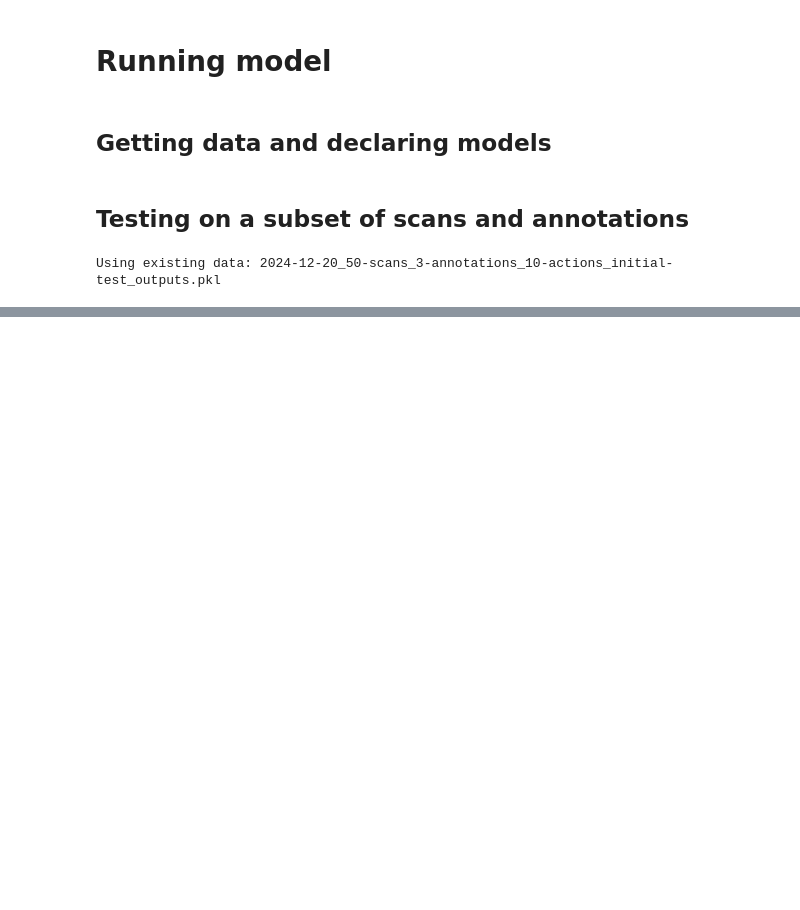
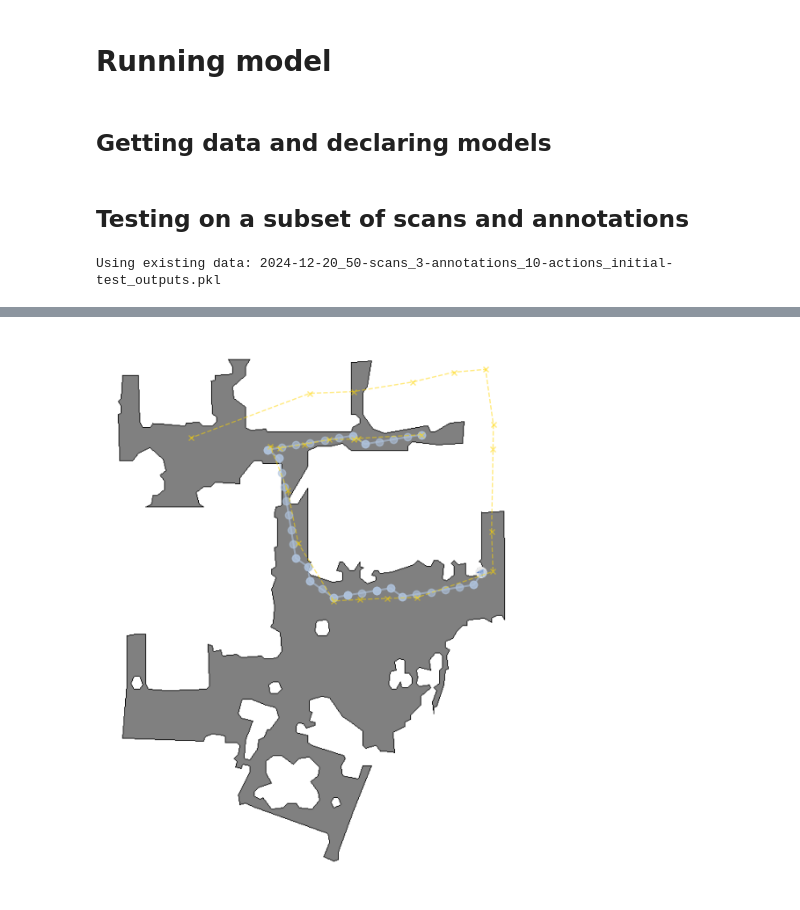
Before and after one commit to wsychiu/OCOM5300M_ResearchProject, a Jupyter notebook: data_exploration/exploring_scenes.ipynb, the cells around one changed output, grey strips where cells are left out. Cells and saved outputs as stored; diff of their text form; code cells hidden in the pictures; blank space fills up the shorter version.

```diff
--- a/data_exploration/exploring_scenes.ipynb
+++ b/data_exploration/exploring_scenes.ipynb
@@ -1465,21 +1486,15 @@ llm_client = OpenAI()
 llm_model = "gpt-4o"  # Use gpt-4o-mini as default
 """
 
-scan_id = 'ULsKaCPVFJR'
-instruction_id = 564
-pose_trace = get_pose_trace(pose_dir_path, instruction_id)
-unique_position_list, unique_rotation_list = get_unique_poses(pose_trace)
+#scan_id = 'ULsKaCPVFJR'
+#instruction_id = 564
+#pose_trace = get_pose_trace(pose_dir_path, instruction_id)
+#unique_position_list, unique_rotation_list = get_unique_poses(pose_trace)
 
-topdown_map = outputs[scan_id][instruction_id]['topdown_map']
-nav_points = outputs[scan_id][instruction_id]['map_nav_points']
-gold_path = outputs[scan_id][instruction_id]['map_gold_path']
-positions = outputs[scan_id][instruction_id]['visited_points']
-
-update_scene_path(scan_id)
-cfg = make_cfg(sim_settings)
-sim = habitat_sim.Simulator(cfg)
-agent = sim.get_agent(0)
-agent_state = habitat_sim.AgentState(0)
+#topdown_map = outputs[scan_id][instruction_id]['topdown_map']
+#nav_points = outputs[scan_id][instruction_id]['map_nav_points']
+#gold_path = outputs[scan_id][instruction_id]['map_gold_path']
+#positions = outputs[scan_id][instruction_id]['visited_points']
 
 #output = generate_outputs_qwen2(model, processor, messages)
 #output = generate_outputs_openai(llm_client, messages)
@@ -1581,0 +1517,13 @@ display_map(topdown_map, key_points=recommended_nav_points, gold_path=gold_path)
+# %%
+# Angle of each view direction (in radians); forward is 0.0
+view_rotations = {
+    "forward": 0.0,
+    "forward-left": math.pi/4,
+    "left": math.pi/2,
+    "forward-right": -math.pi/4,
+    "right": -math.pi/2,
+    "behind": math.pi
+}
+min_waypoint_distance = sim_settings["step_size"] / 2
+min_goal_distance = 1.0
+max_steps = 50
@@ -1581,0 +1618,10 @@ display_map(topdown_map, key_points=recommended_nav_points, gold_path=gold_path)
+# %%
+reject_trajectory, recommended_positions, recommended_actions, unique_position_list, topdown_map = get_gold_trajectory(agent, scan_id, instruction_id, verbose=0)
+gold_path = convert_points_to_topdown(sim.pathfinder, unique_position_list)
+recommended_nav_points = convert_points_to_topdown(sim.pathfinder, recommended_positions)
+current_pos = convert_points_to_topdown(sim.pathfinder, [agent.get_state().position])
+# Displaying the map and trajectory achieved (vs gold path)
+display_map(topdown_map, key_points=recommended_nav_points, gold_path=gold_path)
+sim.close()
+# %% [output]
+[figure, added]
```
Also changed, not shown: parts of 19 cells of this notebook.
